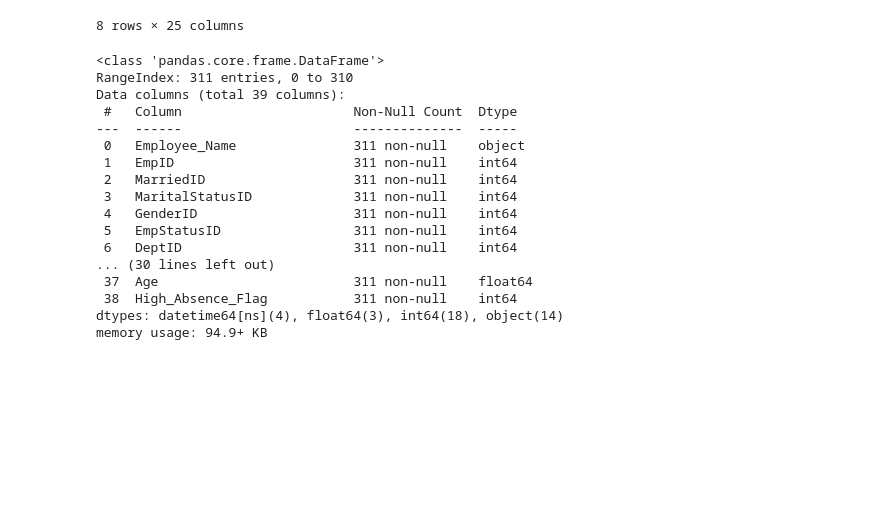
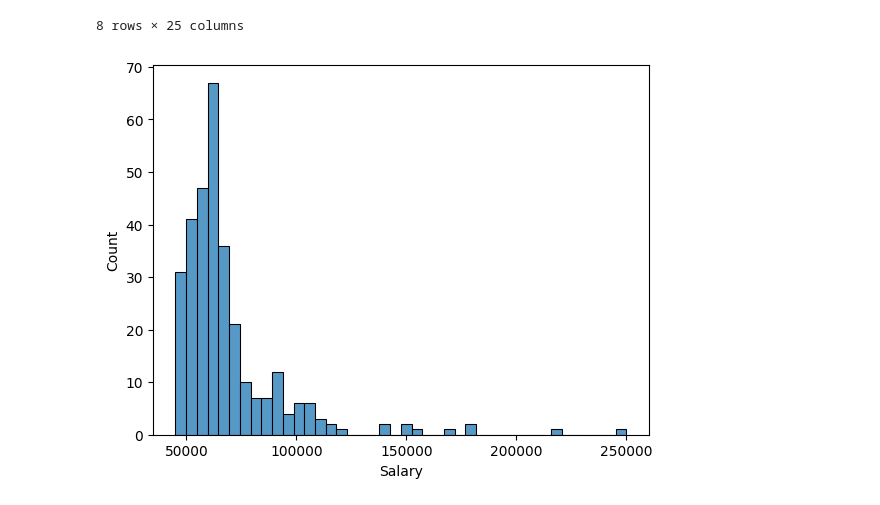
Before and after one commit to cristiangcev/Optimizing-Employee-Performance-Well-being, a Jupyter notebook: 02_exploratory_data_analysis.ipynb, the cells around one changed output. Drawn from its saved outputs; the diff is of its cells as text; code cells hidden in the pictures; blank space fills up the shorter version.

```diff
--- a/02_exploratory_data_analysis.ipynb
+++ b/02_exploratory_data_analysis.ipynb
@@ -92,23 +94,8 @@ df_eda.describe()
 | max | 10311.000000 | 1.000000 | 4.000000 | 1.000000 | 5.000000 | 6.000000 | 4.000000 | ... |
 | std | 89.922189 | 0.490423 | 0.943239 | 0.496435 | 1.794383 | 1.083487 | 0.587072 | ... |
 8 rows × 25 columns
-# %%
-df_eda.info()
-# %% [output]
-<class 'pandas.core.frame.DataFrame'>
-RangeIndex: 311 entries, 0 to 310
-Data columns (total 39 columns):
- #   Column                      Non-Null Count  Dtype
----  ------                      --------------  -----
- 0   Employee_Name               311 non-null    object
- 1   EmpID                       311 non-null    int64
- 2   MarriedID                   311 non-null    int64
- 3   MaritalStatusID             311 non-null    int64
- 4   GenderID                    311 non-null    int64
- 5   EmpStatusID                 311 non-null    int64
- 6   DeptID                      311 non-null    int64
-... (30 lines left out)
- 37  Age                         311 non-null    float64
- 38  High_Absence_Flag           311 non-null    int64
-dtypes: datetime64[ns](4), float64(3), int64(18), object(14)
-memory usage: 94.9+ KB
+# %%
+sns.histplot(data=df_eda, x='Salary')
+plt.show()
+# %% [output]
+[figure, added]
```
Also changed, not shown: parts of 4 cells of this notebook.
